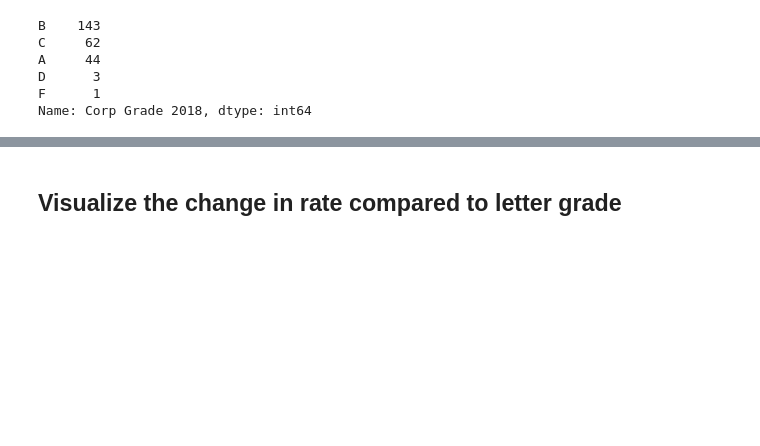
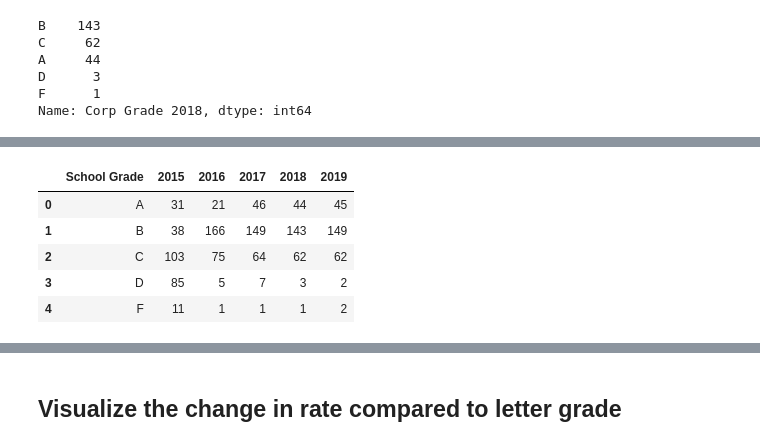
Before and after one commit to averydan/teamEducation, a Jupyter notebook: School Grade vs Grad Rate.ipynb, the cells around one changed output, grey strips where cells are left out. Saved outputs shown, nothing was run; the diff lists cells and outputs as text; code cells hidden in the pictures; blank space fills up the shorter version.

```diff
--- a/School Grade vs Grad Rate.ipynb
+++ b/School Grade vs Grad Rate.ipynb
@@ -95 +100,18 @@ D      2
 Name: Corp Grade 2019, dtype: int64
+# %%
+multilinegraph = {'School Grade': ['A', 'B', 'C', 'D', 'F'],
+                  '2015': [31, 38, 103, 85, 11],
+                  '2016': [21, 166, 75, 5, 1],
+                  '2017': [46, 149, 64, 7, 1],
+                  '2018': [44, 143, 62, 3, 1],
+                  '2019': [45, 149, 62, 2, 2]
+                 }
+df = pd.DataFrame(data=multilinegraph)
+df
+# %% [output]
+|  | School Grade | 2015 | 2016 | 2017 | 2018 | 2019 |
+| 0 | A | 31 | 21 | 46 | 44 | 45 |
+| 1 | B | 38 | 166 | 149 | 143 | 149 |
+| 2 | C | 103 | 75 | 64 | 62 | 62 |
+| 3 | D | 85 | 5 | 7 | 3 | 2 |
+| 4 | F | 11 | 1 | 1 | 1 | 2 |
```
Also changed, not shown: parts of 28 cells of this notebook.
